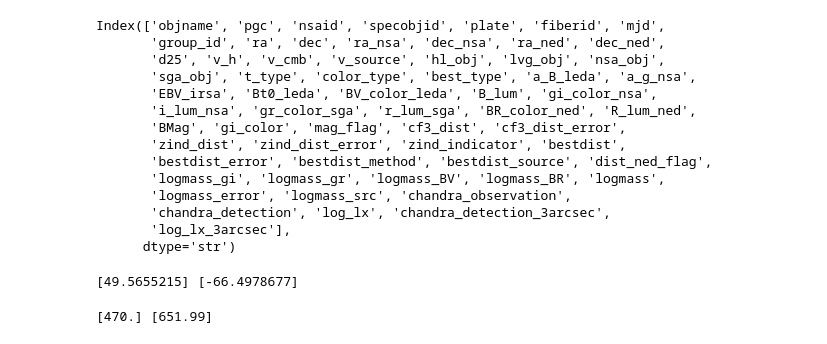
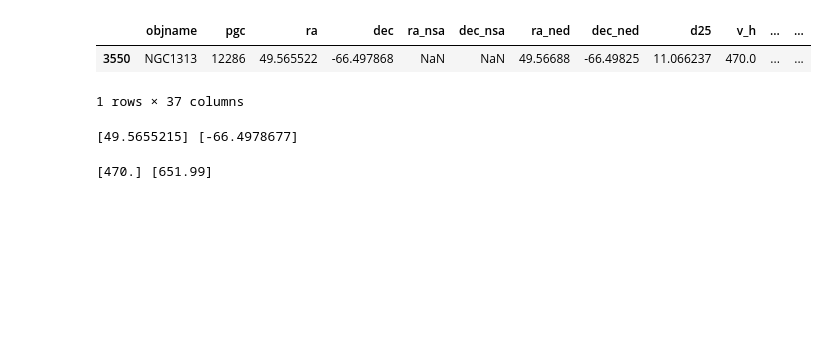
Before and after one commit to ancgarcia08/astr_530_HW1, a Jupyter notebook: homework_1.ipynb, the cells around one changed output. Saved outputs shown, nothing was run; the diff lists cells and outputs as text; code cells hidden in the pictures; blank space fills up the shorter version.

```diff
--- a/homework_1.ipynb
+++ b/homework_1.ipynb
@@ -108,28 +12,23 @@ NGC1313 = df[df['objname'] == 'NGC1313']
 # %%
+astro_table = Table.read('catalog.fits', hdu=1)
+df = astro_table.to_pandas()
+
 if df['objname'].dtype == object:
-    # If it's a byte string, decode it first
     if isinstance(df['objname'].iloc[0], bytes):
         df['objname'] = df['objname'].str.decode('utf-8')
 
-    # Strip hidden whitespace padding
     df['objname'] = df['objname'].str.strip()
 
-# Query again
 NGC1313 = df[df['objname'] == 'NGC1313']
+NGC1313 = NGC1313[['objname', 'pgc', 'ra', 'dec', 'ra_nsa', 'dec_nsa', 'ra_ned', 'dec_ned',
+                   'd25', 'v_h', 'v_cmb', 'v_source', 't_type', 'color_type', 'best_type',
+                   'Bt0_leda', 'BV_color_leda', 'B_lum', 'gi_color_nsa', 'i_lum_nsa', 'gr_color_sga',
+                   'r_lum_sga', 'BR_color_ned', 'R_lum_ned', 'BMag', 'gi_color', 'mag_flag', 'cf3_dist',
+                   'cf3_dist_error', 'zind_dist', 'zind_dist_error', 'zind_indicator', 'bestdist', 'bestdist_error',
+                   'bestdist_method', 'bestdist_source', 'dist_ned_flag']]
 # %%
-NGC1313.columns
+NGC1313
 # %% [output]
+|  | objname | pgc | ra | dec | ra_nsa | dec_nsa | ra_ned | dec_ned | d25 | v_h | ... | ... |
+| 3550 | NGC1313 | 12286 | 49.565522 | -66.497868 | NaN | NaN | 49.56688 | -66.49825 | 11.066237 | 470.0 | ... | ... |
-Index(['objname', 'pgc', 'nsaid', 'specobjid', 'plate', 'fiberid', 'mjd',
-       'group_id', 'ra', 'dec', 'ra_nsa', 'dec_nsa', 'ra_ned', 'dec_ned',
-       'd25', 'v_h', 'v_cmb', 'v_source', 'hl_obj', 'lvg_obj', 'nsa_obj',
-       'sga_obj', 't_type', 'color_type', 'best_type', 'a_B_leda', 'a_g_nsa',
-       'EBV_irsa', 'Bt0_leda', 'BV_color_leda', 'B_lum', 'gi_color_nsa',
-       'i_lum_nsa', 'gr_color_sga', 'r_lum_sga', 'BR_color_ned', 'R_lum_ned',
-       'BMag', 'gi_color', 'mag_flag', 'cf3_dist', 'cf3_dist_error',
-       'zind_dist', 'zind_dist_error', 'zind_indicator', 'bestdist',
-       'bestdist_error', 'bestdist_method', 'bestdist_source', 'dist_ned_flag',
-       'logmass_gi', 'logmass_gr', 'logmass_BV', 'logmass_BR', 'logmass',
-       'logmass_error', 'logmass_src', 'chandra_observation',
-       'chandra_detection', 'log_lx', 'chandra_detection_3arcsec',
-       'log_lx_3arcsec'],
-      dtype='str')
+1 rows × 37 columns
```
Also changed, not shown: parts of 50 cells of this notebook, 3 other files.
